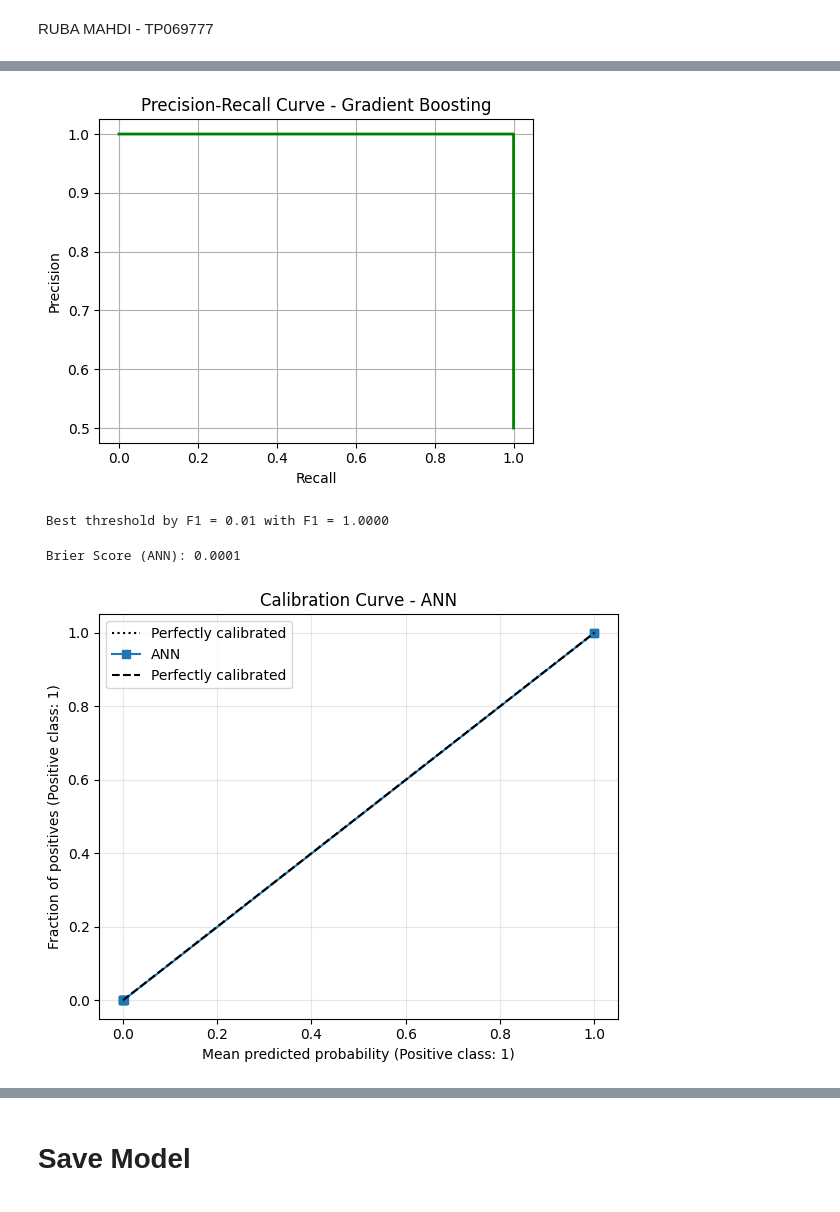
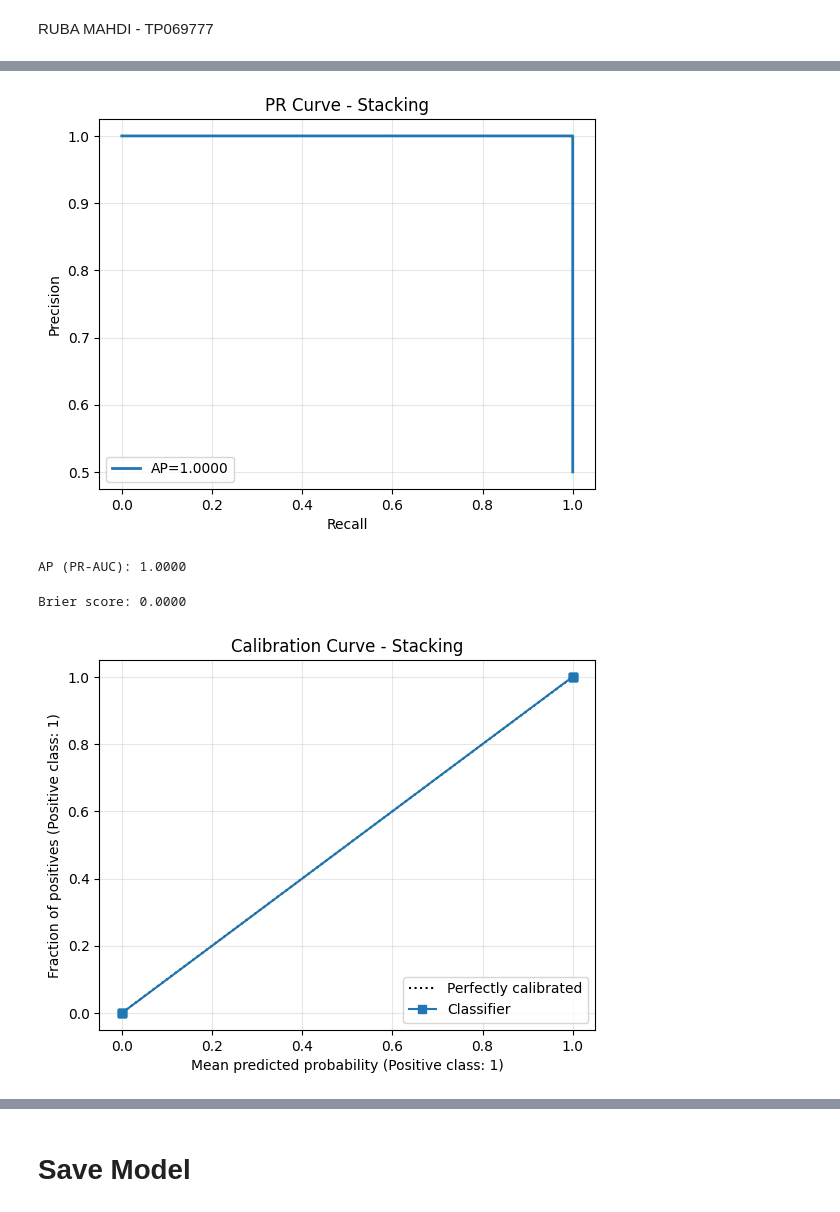
Before and after one commit to Lasvut/DLIGroupAssignmentJ, a Jupyter notebook: GroupJ_DLIAssignment.ipynb, the cells around one changed output, grey strips where cells are left out. Saved outputs shown, nothing was run; the diff lists cells and outputs as text; code cells hidden in the pictures.

```diff
--- a/GroupJ_DLIAssignment.ipynb
+++ b/GroupJ_DLIAssignment.ipynb
@@ -472,60 +490,24 @@ RUBA MAHDI - TP069777
 # %%
-from sklearn.metrics import precision_recall_curve
+from sklearn.metrics import precision_recall_curve, average_precision_score
 import matplotlib.pyplot as plt
 
-def plot_pr_curve(y_true, y_proba, model_name):
-    precision, recall, thresholds = precision_recall_curve(y_true, y_proba)
-
-    plt.figure(figsize=(5.6,4.2))
-    plt.plot(recall, precision, color='green', lw=2)
-    plt.xlabel("Recall")
-    plt.ylabel("Precision")
-    plt.title(f"Precision-Recall Curve - {model_name}")
-    plt.grid(True)
-    plt.show()
-plot_pr_curve(y_test, y_pred_proba, "Gradient Boosting")
+ap = average_precision_score(y_test, proba_stack)
+pr, rc, _ = precision_recall_curve(y_test, proba_stack)
+plt.plot(rc, pr, lw=2, label=f'AP={ap:.4f}')
+plt.xlabel('Recall'); plt.ylabel('Precision'); plt.title('PR Curve - Stacking')
+plt.legend(); plt.grid(True, alpha=0.3); plt.show()
+print(f"AP (PR-AUC): {ap:.4f}")
 # %% [output]
-[figure, old version]
+[figure, new version]
+AP (PR-AUC): 1.0000
-# %%
-import numpy as np
-from sklearn.metrics import f1_score, precision_score, recall_score
-
-thresholds = np.linspace(0, 1, 101)
-f1s, recalls, precisions = [], [], []
-
-for t in thresholds:
-    y_hat = (y_pred_proba >= t).astype(int)
-    f1s.append(f1_score(y_test, y_hat, zero_division=0))
-    recalls.append(recall_score(y_test, y_hat, zero_division=0))
-    precisions.append(precision_score(y_test, y_hat, zero_division=0))
-
-best_idx = np.argmax(f1s)
-print(f" Best threshold by F1 = {thresholds[best_idx]:.2f} with F1 = {f1s[best_idx]:.4f}")
-# %% [output]
- Best threshold by F1 = 0.01 with F1 = 1.0000
 # %%
-# ANN (Keras/TensorFlow)
-import numpy as np
-import matplotlib.pyplot as plt
 from sklearn.calibration import CalibrationDisplay
 from sklearn.metrics import brier_score_loss
 
-
-y_proba_ann = model.predict(X_test_fs, batch_size=512, verbose=0).ravel()
-
-brier_ann = brier_score_loss(y_test, y_proba_ann)
-print(f" Brier Score (ANN): {brier_ann:.4f}")
-
-fig, ax = plt.subplots(1, 1, figsize=(6, 5))
-CalibrationDisplay.from_predictions(
-    y_test, y_proba_ann, n_bins=10, strategy="quantile", name="ANN", ax=ax
-)
-ax.plot([0, 1], [0, 1], "k--", label="Perfectly calibrated")
-ax.set_title("Calibration Curve - ANN")
-ax.grid(True, alpha=0.3)
-ax.legend()
-plt.tight_layout()
-plt.show()
+brier = brier_score_loss(y_test, proba_stack)
+print(f"Brier score: {brier:.4f}")
+CalibrationDisplay.from_predictions(y_test, proba_stack, n_bins=10, strategy="quantile")
+plt.title("Calibration Curve - Stacking"); plt.grid(True, alpha=0.3); plt.show()
 # %% [output]
- Brier Score (ANN): 0.0001
+Brier score: 0.0000
-[figure, old version]
+[figure, new version]
```
Also changed, not shown: parts of 10 cells of this notebook.
